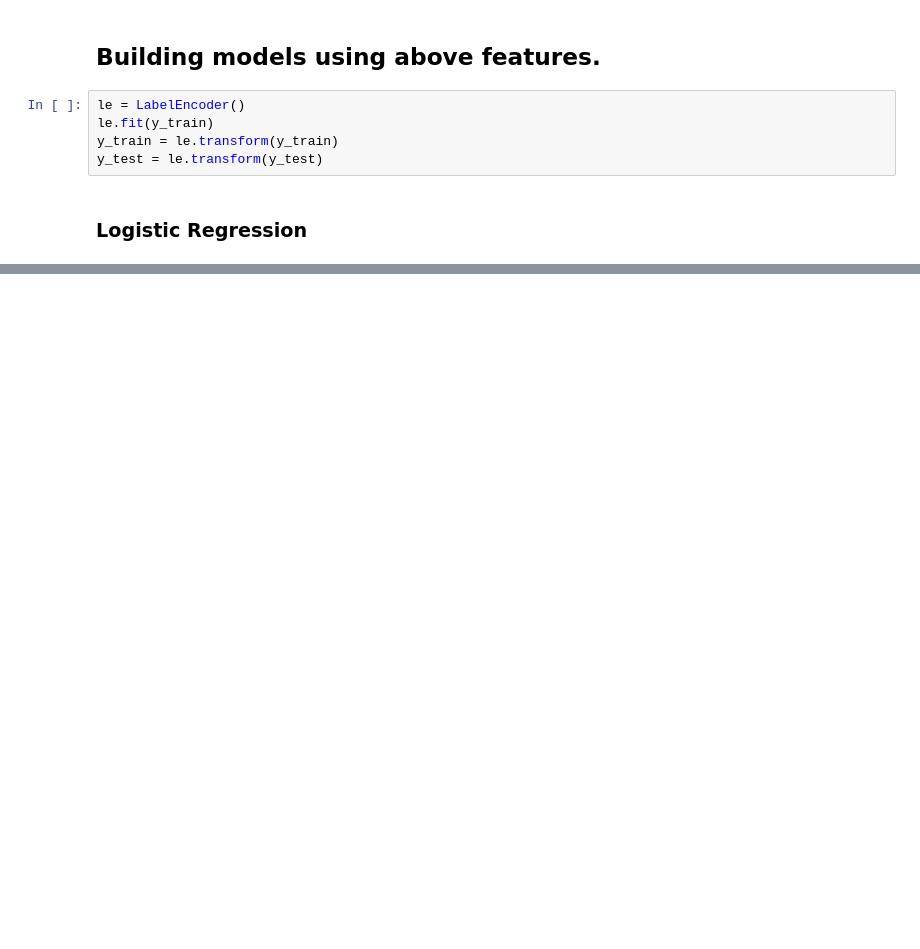
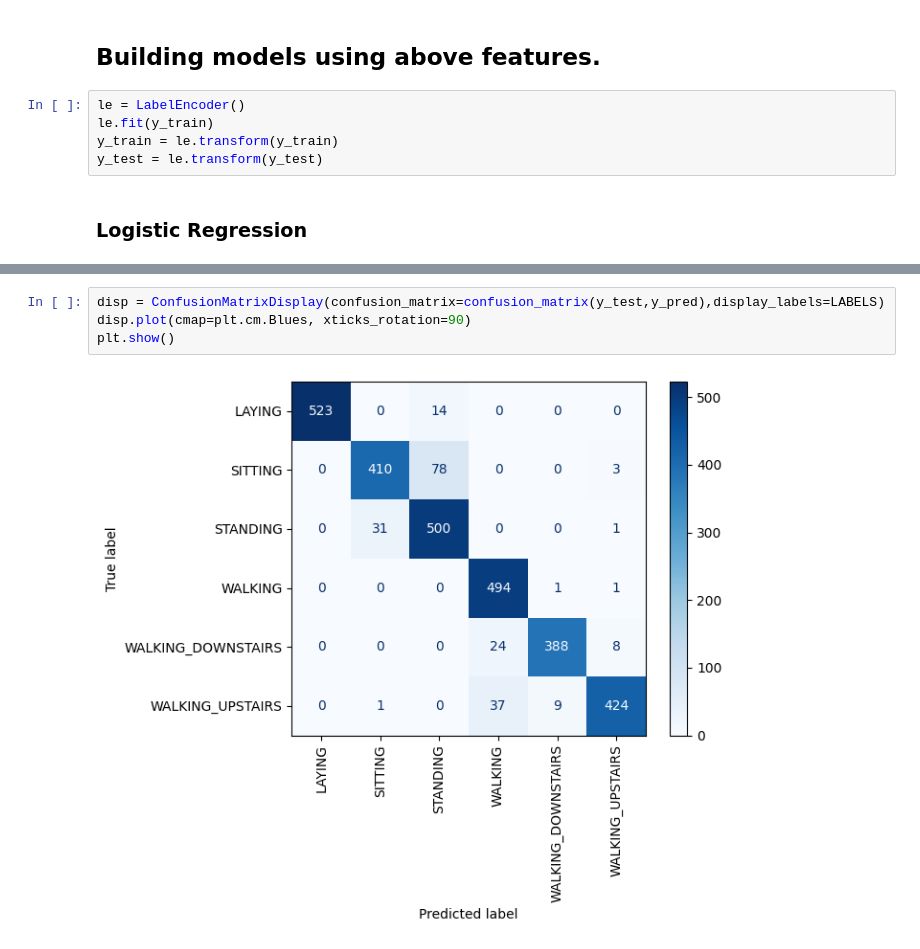
Before and after one commit to 2023aiml537/capstone_har_model, a Jupyter notebook: Human_Activity_Recognition_Using_Smartphones_Mid_term.ipynb, the cells around one changed output, grey strips where cells are left out. Cells and saved outputs as stored; diff of their text form; blank space fills up the shorter version.

```diff
--- a/Human_Activity_Recognition_Using_Smartphones_Mid_term.ipynb
+++ b/Human_Activity_Recognition_Using_Smartphones_Mid_term.ipynb
@@ -241,0 +476,6 @@ plt.show()
+# %%
+disp = ConfusionMatrixDisplay(confusion_matrix=confusion_matrix(y_test,y_pred),display_labels=LABELS)
+disp.plot(cmap=plt.cm.Blues, xticks_rotation=90)
+plt.show()
+# %% [output]
+[figure, added]
```
Also changed, not shown: parts of 32 cells of this notebook.
